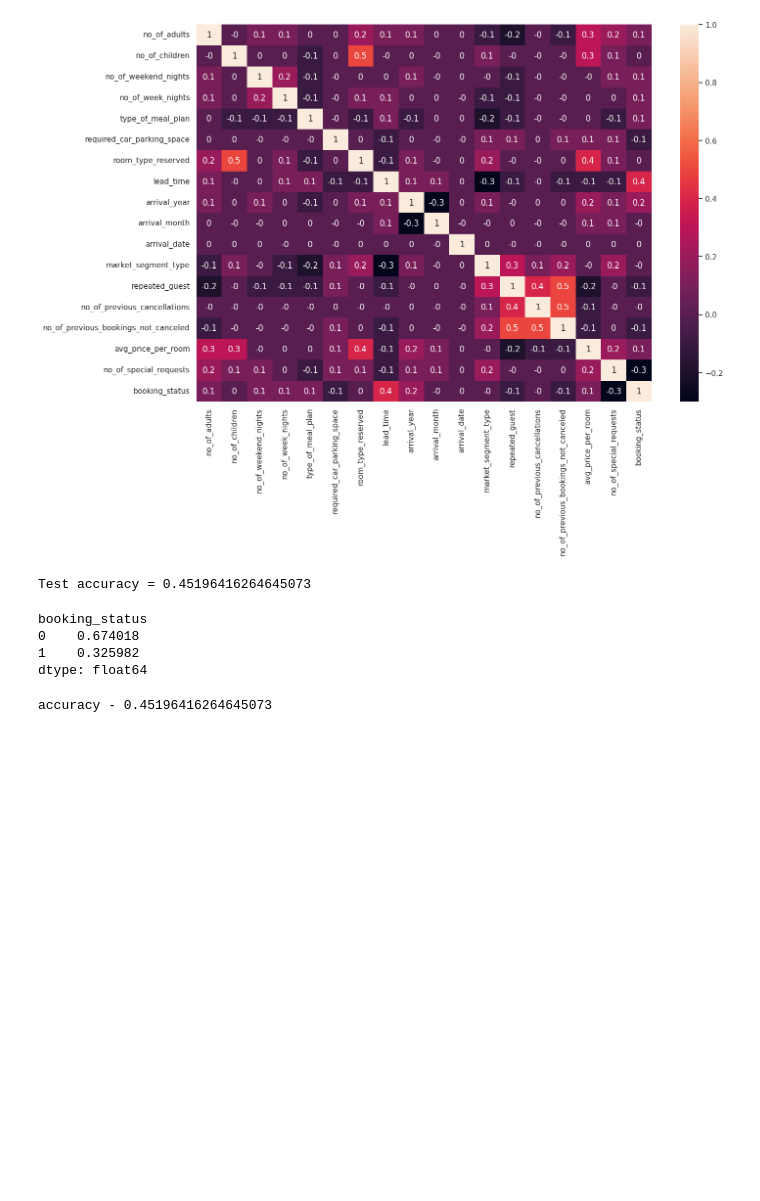
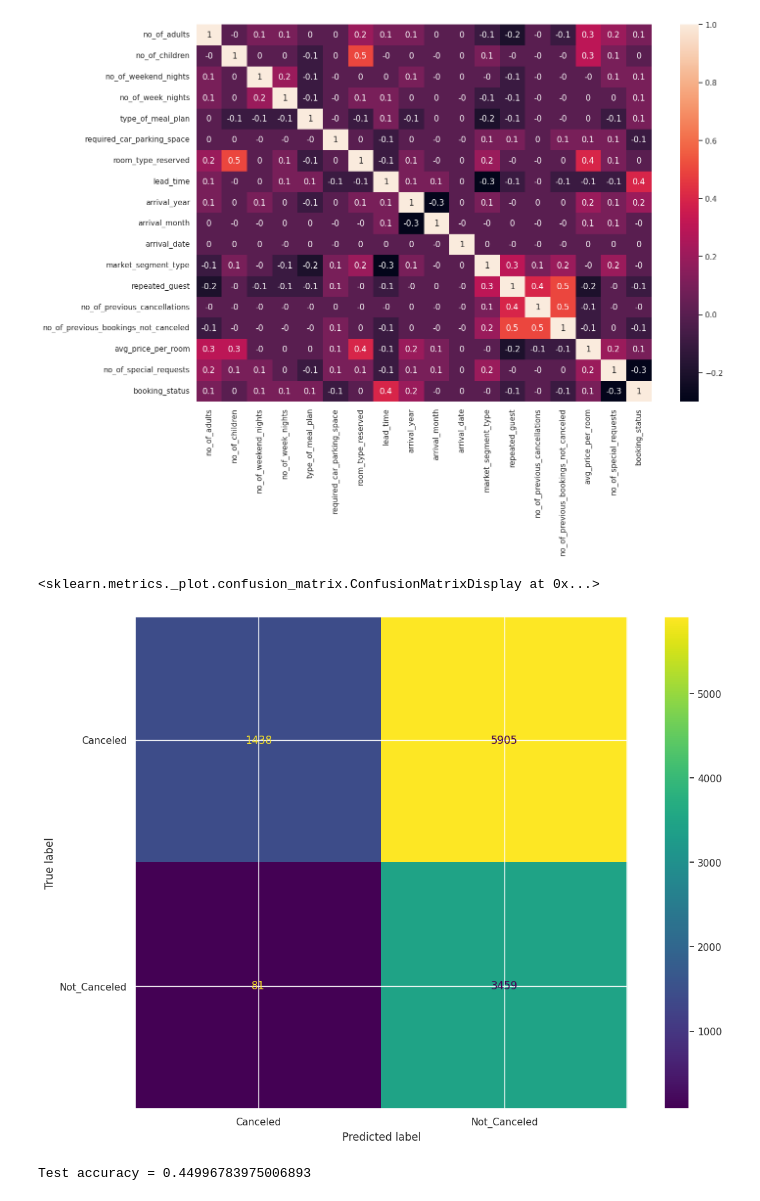
Before and after one commit to nmention/Hotel_reservations, a Jupyter notebook: dataset.ipynb, the cells around one changed output. Cells and saved outputs as stored; diff of their text form; code cells hidden in the pictures; blank space fills up the shorter version.

```diff
--- a/dataset.ipynb
+++ b/dataset.ipynb
@@ -415,9 +337,4 @@ def _calc_predictor_prior(self):
 # %%
-def app(y):
-    class_probs = {}
-    X = len(y)
-
-    for label in np.unique(y):
-        class_probs[label] = np.sum(y == label) / X
-
-    return class_probs
+X_train, X_test, y_train, y_test = train_test_split(df.iloc[:, :-1],
+                                                    df.iloc[:, -1],
+                                                    test_size=0.3)
@@ -499,26 +382,20 @@ sns.set(rc={'figure.figsize':(15, 10)})
 sns.heatmap(round(df.corr(), 1), annot=True);
 # %% [output]
 [figure]
-# %%
-
-
-X_train, X_test, y_train, y_test = train_test_split(df.iloc[:, :-1],
-                                                    df.iloc[:, -1],
-                                                    test_size=0.2)
+# %%
+def confusion_matrix(predictions, y_test):
+    return cm(y_test,predictions,labels=[0,1])
+# %%
+co = confusion_matrix(predictions,y_test)
+cd = ConfusionMatrixDisplay(confusion_matrix=co,display_labels=['Canceled','Not_Canceled'])
+cd.plot()
+# %% [output]
+<sklearn.metrics._plot.confusion_matrix.ConfusionMatrixDisplay at 0x...>
+[figure, added]
 # %%
 model = GaussianNB()
 model.fit(X_train, y_train)
 accuracy = metrics.accuracy_score(model.predict(X_test), y_test)
 print(f"Test accuracy = {accuracy}")
 # %% [output]
-Test accuracy = 0.45196416264645073
+Test accuracy = 0.44996783975006893
-# %%
-columns_means = X_train.groupby(y_train).agg('mean')
-columns_stds = X_train.groupby(y_train).agg('std')
-apriori_probs = X_train.groupby(y_train).apply(lambda x: len(x) / X_train.shape[0])
-apriori_probs
-# %% [output]
-booking_status
-0    0.674018
-1    0.325982
-dtype: float64
@@ -541,4 +401,0 @@ for elem_index in range(X_test.shape[0]):
-# %%
-print(f"accuracy - {metrics.accuracy_score(y_test, predictions)}")
-# %% [output]
-accuracy - 0.45196416264645073
```
Also changed, not shown: parts of 21 cells of this notebook.
